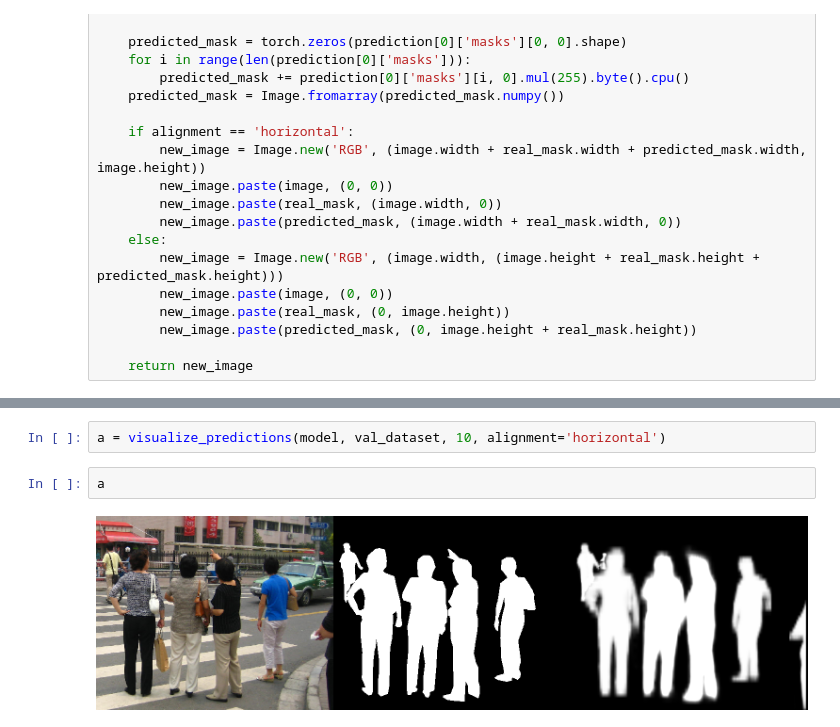
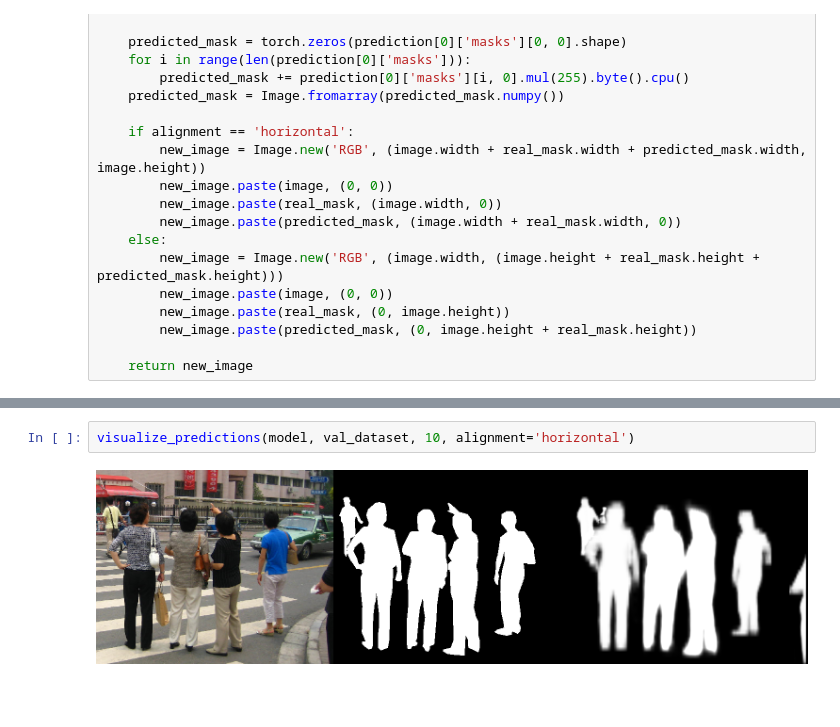
Before and after one commit to LukashevichIlya/CV-1C, a Jupyter notebook: Instance segmentation/Instance segmentation.ipynb, the cells around one changed output, grey strips where cells are left out. Cells and saved outputs as stored; diff of their text form; blank space fills up the shorter version.

```diff
--- a/Instance segmentation/Instance segmentation.ipynb
+++ b/Instance segmentation/Instance segmentation.ipynb
@@ -216,6 +226,4 @@ def visualize_predictions(model, val_dataset, index, alignment='horizontal'):
 # %%
-a = visualize_predictions(model, val_dataset, 10, alignment='horizontal')
+visualize_predictions(model, val_dataset, 10, alignment='horizontal')
+# %% [output]
+[figure, added]
-# %%
-a
-# %% [output]
-[figure, removed]
```
Also changed, not shown: parts of 8 cells of this notebook.
